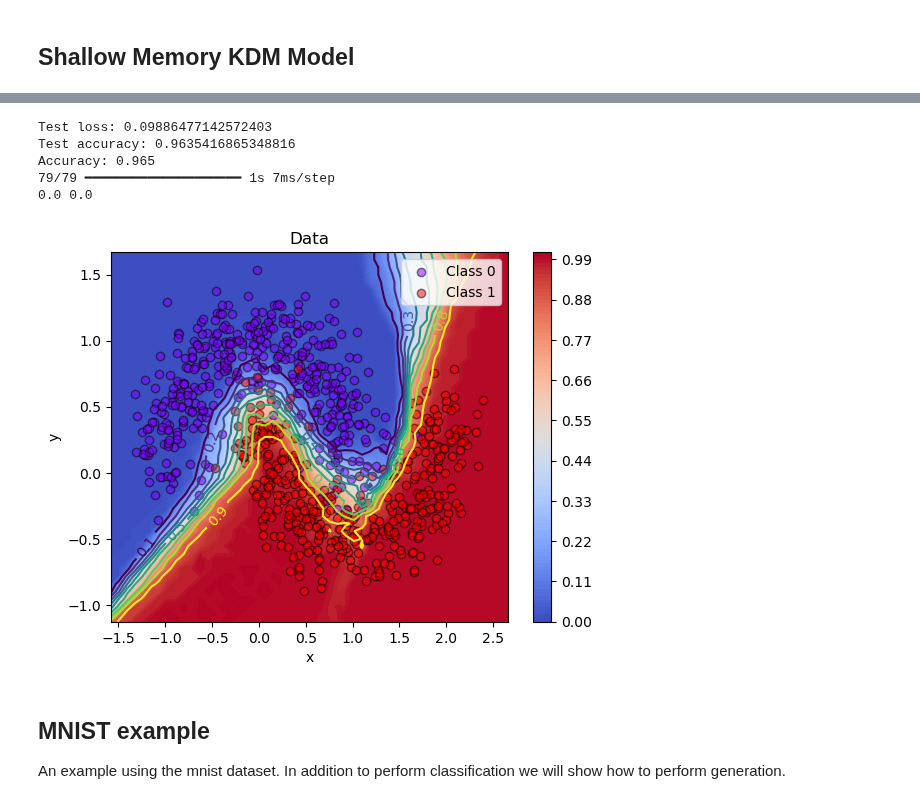
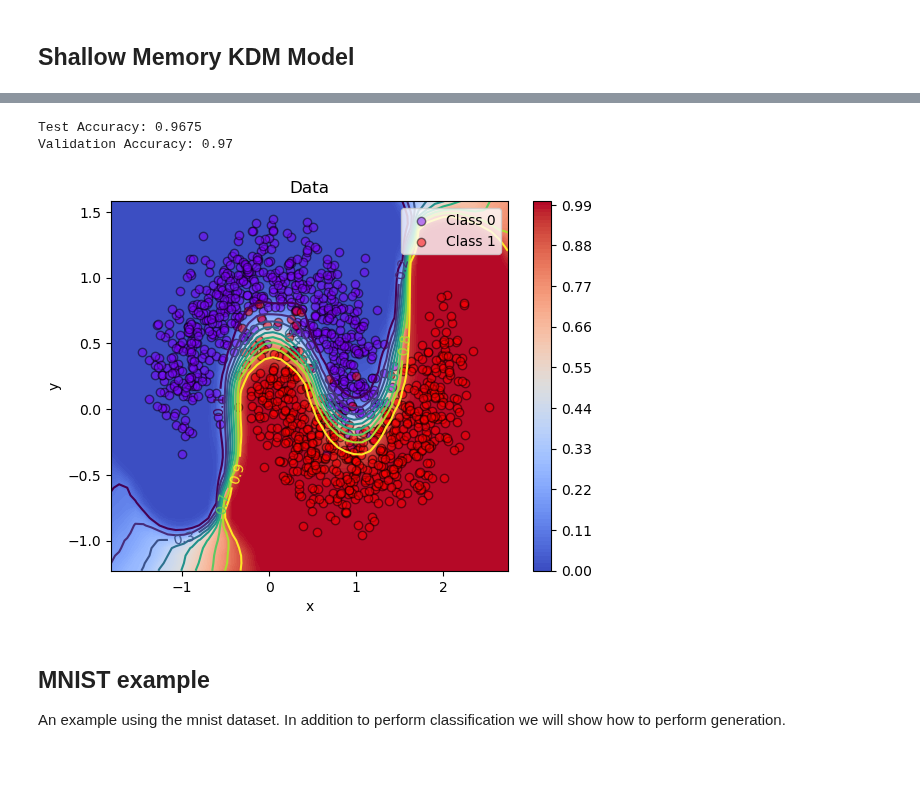
Before and after one commit to fagonzalezo/kdm, a Jupyter notebook: kdm_memory.ipynb, the cells around one changed output, grey strips where cells are left out. Drawn from its saved outputs; the diff is of its cells as text; code cells hidden in the pictures; blank space fills up the shorter version.

```diff
--- a/kdm_memory.ipynb
+++ b/kdm_memory.ipynb
@@ -123,10 +133,26 @@ The performance is much better. We can fine tune the sigma parameter.
 # %%
 
-# train the classifier
+# callbacks
+from keras.callbacks import ModelCheckpoint
+
+
 mkdm_model.compile(optimizer=optimizers.Adam(learning_rate=1e-3),
-                    loss=losses.categorical_crossentropy,
-                    metrics=[metrics.categorical_accuracy])
-print(f"Initial sigma: {mkdm_model.kernel.sigma.numpy()}")
-mkdm_model.fit(X_train_ds, epochs=5, verbose=1)
-print(f"FInal sigma: {mkdm_model.kernel.sigma.numpy()}")
+                    loss=losses.sparse_categorical_crossentropy,
+                    metrics=[metrics.sparse_categorical_accuracy])
+
+checkpoint = ModelCheckpoint("model.weights.h5",
+                             monitor='sparse_categorical_accuracy',
+                             save_weights_only=True,
+                             save_best_only=True,
+                             mode='max')
+
+
+print(f"Initial sigma: {mkdm_model.model.kernel.sigma.numpy()}")
+
+
+mkdm_model.fit(X_val, y_val, epochs=50, verbose=0, callbacks=[checkpoint])
+
+mkdm_model.model.load_weights("model.weights.h5")
+
+print(f"Final sigma: {mkdm_model.model.kernel.sigma.numpy()}")
 # %% [output]
@@ -145,22 +161,20 @@ FInal sigma: 0.8886792659759521
 # %%
 from sklearn.metrics import accuracy_score
-score = mkdm_model.evaluate(X_test_ds, verbose=0)
-print('Test loss:', score[0])
-print('Test accuracy:', score[1])
 
-pred_y = mkdm_model.predict(X_pred_ds, verbose=0)
+pred_y = mkdm_model.predict(X_test)
 pred_y = np.argmax(pred_y, axis=1)
-print("Accuracy: {}".format(accuracy_score(y_test, pred_y)))
+print("Test Accuracy: {}".format(accuracy_score(y_test, pred_y)))
 
-plot_decision_region(X, gen_pred_fun_mem(mkdm_model))
+pred_y = mkdm_model.predict(X_val)
+pred_y = np.argmax(pred_y, axis=1)
+print("Validation Accuracy: {}".format(accuracy_score(y_val, pred_y)))
+
+plot_decision_region(X, gen_pred_fun(mkdm_model))
 plot_data(X_train, y_train)
 # %% [output]
-Test loss: 0.09886477142572403
-Test accuracy: 0.9635416865348816
-Accuracy: 0.965
-79/79 ━━━━━━━━━━━━━━━━━━━━ 1s 7ms/step
-0.0 0.0
+Test Accuracy: 0.9675
+Validation Accuracy: 0.97
-[figure, old version]
+[figure, new version]
 # %% [markdown]
 ## MNIST example
 
```
Also changed, not shown: parts of 36 cells of this notebook, 4 other files.
